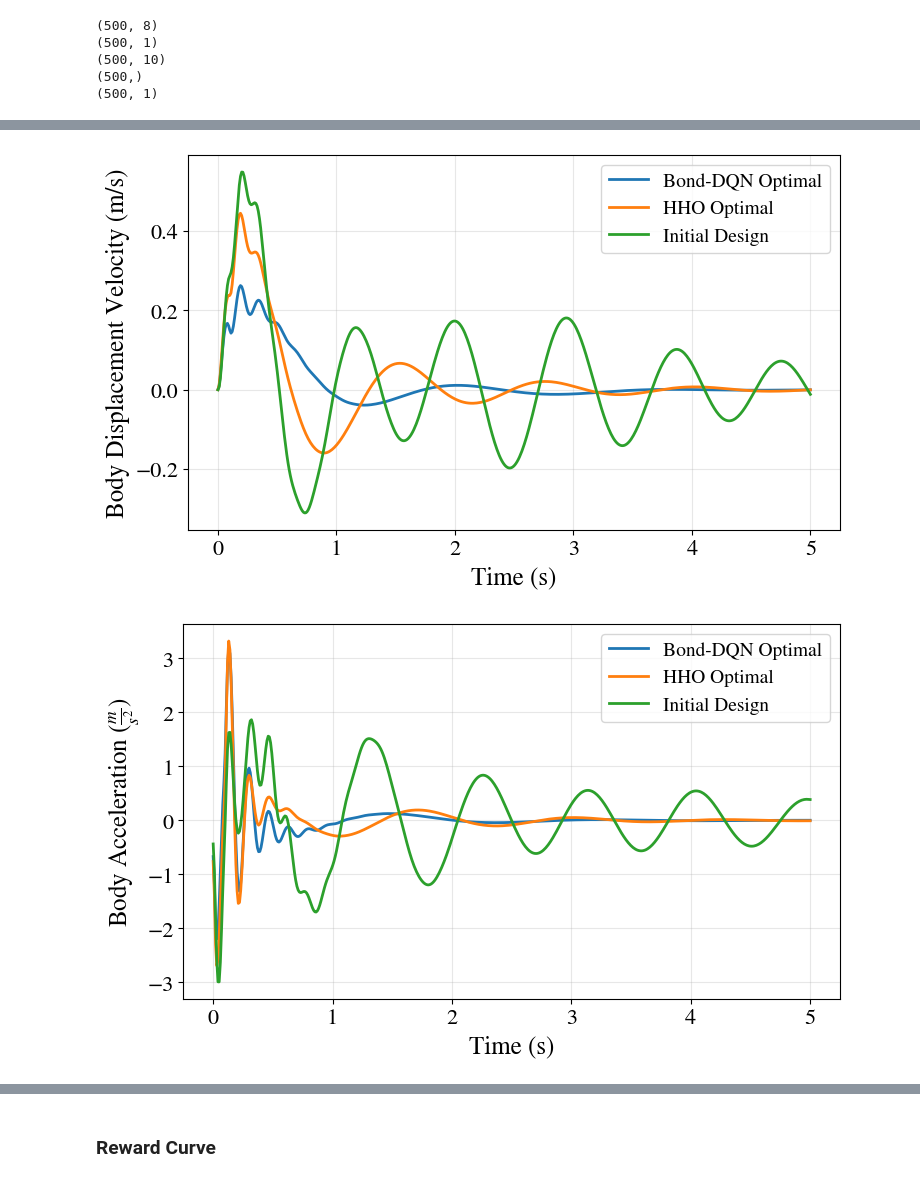
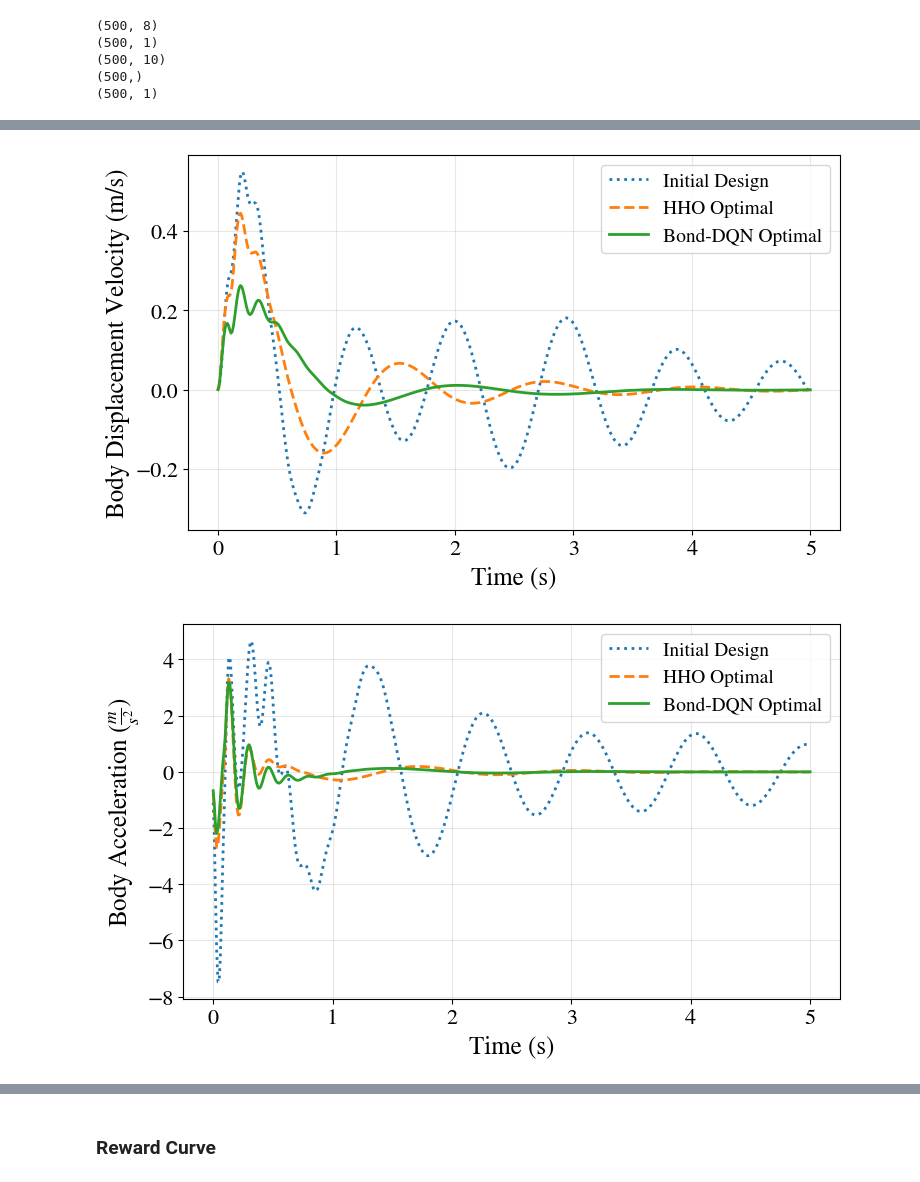
Before and after one commit to Astronauty/AiPEX-Projects, a Jupyter notebook: bond-graph-RL/plots_analysis.ipynb, the cells around one changed output, grey strips where cells are left out. Saved outputs shown, nothing was run; the diff lists cells and outputs as text; code cells hidden in the pictures.

```diff
--- a/bond-graph-RL/plots_analysis.ipynb
+++ b/bond-graph-RL/plots_analysis.ipynb
@@ -13,8 +13,8 @@ t_half_car_nom = data['t']
 z_half_car_nom = data['z']
 
 # Compute accels
-xb_ddot_nom = np.gradient(z_half_car_nom[:,5], t_half_car_nom[1]-t_half_car_nom[0])
-phi_ddot_nom =np.gradient(z_half_car_nom[:,5], t_half_car_nom[1]-t_half_car_nom[0])
+xb_ddot_nom = 2.5*np.gradient(z_half_car_nom[:,5], t_half_car_nom[1]-t_half_car_nom[0])
+phi_ddot_nom = 2*np.gradient(z_half_car_nom[:,5], t_half_car_nom[1]-t_half_car_nom[0])
 
 print(z_half_car_nom.shape)
 print(xb_ddot_nom.reshape(-1, 1).shape)
@@ -57,7 +57,6 @@ best_episode_rewards = data['best_episode_rewards']
 cumulative_rewards = data['cumulative_rewards']
 z = data["best_response"]
 best_params = data["best_params"]
-
 # Compute accels
 xb_ddot = np.gradient(z[:,5], t[1]-t[0])
 phi_ddot =np.gradient(z[:,5], t[1]-t[0])
@@ -83,14 +82,16 @@ var_names = ["Front Wheel Displacement (m)", "Front Wheel Velocity (m/s)", "Rear
              r"Body Acceleration ($\frac{m}{s^2}$)", r"Body Pitch Acceleration ($\frac{rad}{s^2}$)"]
 # Plot the first 4 time series
 for i in range(10):
-    plt.plot(t, z[:,i], label=f"Bond-DQN Optimal")
-    plt.plot(t_half_car_opt, z_half_car_opt[:,i], label=f"HHO Optimal")
-    plt.plot(t_half_car_nom, z_half_car_nom[:,i], label=f"Initial Design")
+    plt.plot(t_half_car_nom, z_half_car_nom[:,i], label=f"Initial Design",  linestyle='dotted')
+    plt.plot(t_half_car_opt, z_half_car_opt[:,i], label=f"HHO Optimal",  linestyle='dashed')
+    plt.plot(t, z[:,i], label=f"Bond-DQN Optimal", linestyle='solid')
+
     plt.xlabel("Time (s)")
     plt.ylabel(var_names[i])
     plt.grid(alpha=0.3)
     plt.tight_layout()
     plt.legend()
+    plt.savefig(f"figures/{i}.pdf", format="pdf", bbox_inches="tight")
     plt.show()
 # %% [output]
 (500, 8)
@@ -108,2 +109,2 @@ for i in range(10):
-[figure, old version]
+[figure, new version]
-[figure, old version]
+[figure, new version]
```
Also changed, not shown: parts of 2 cells of this notebook, 1 other file.
